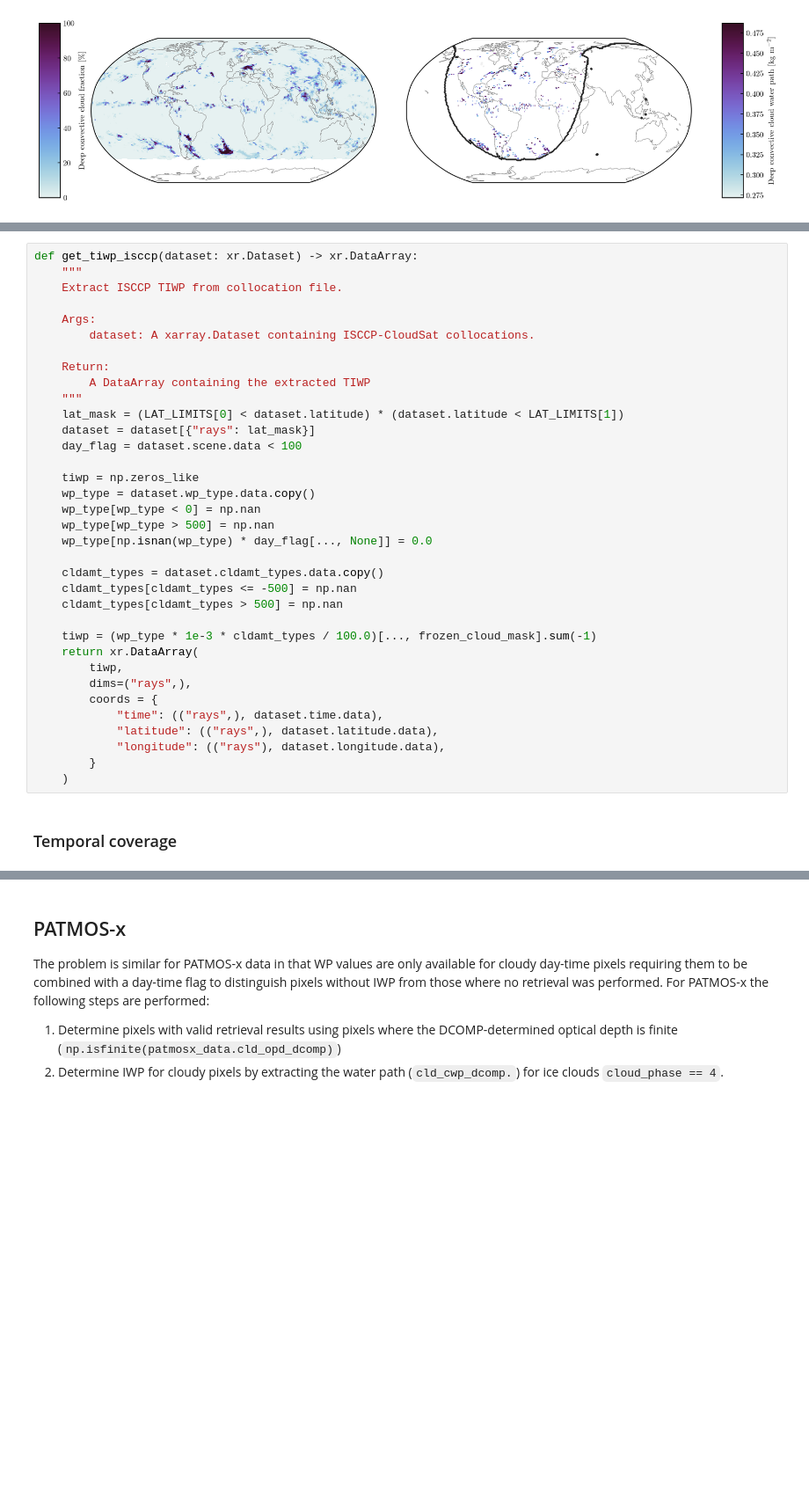
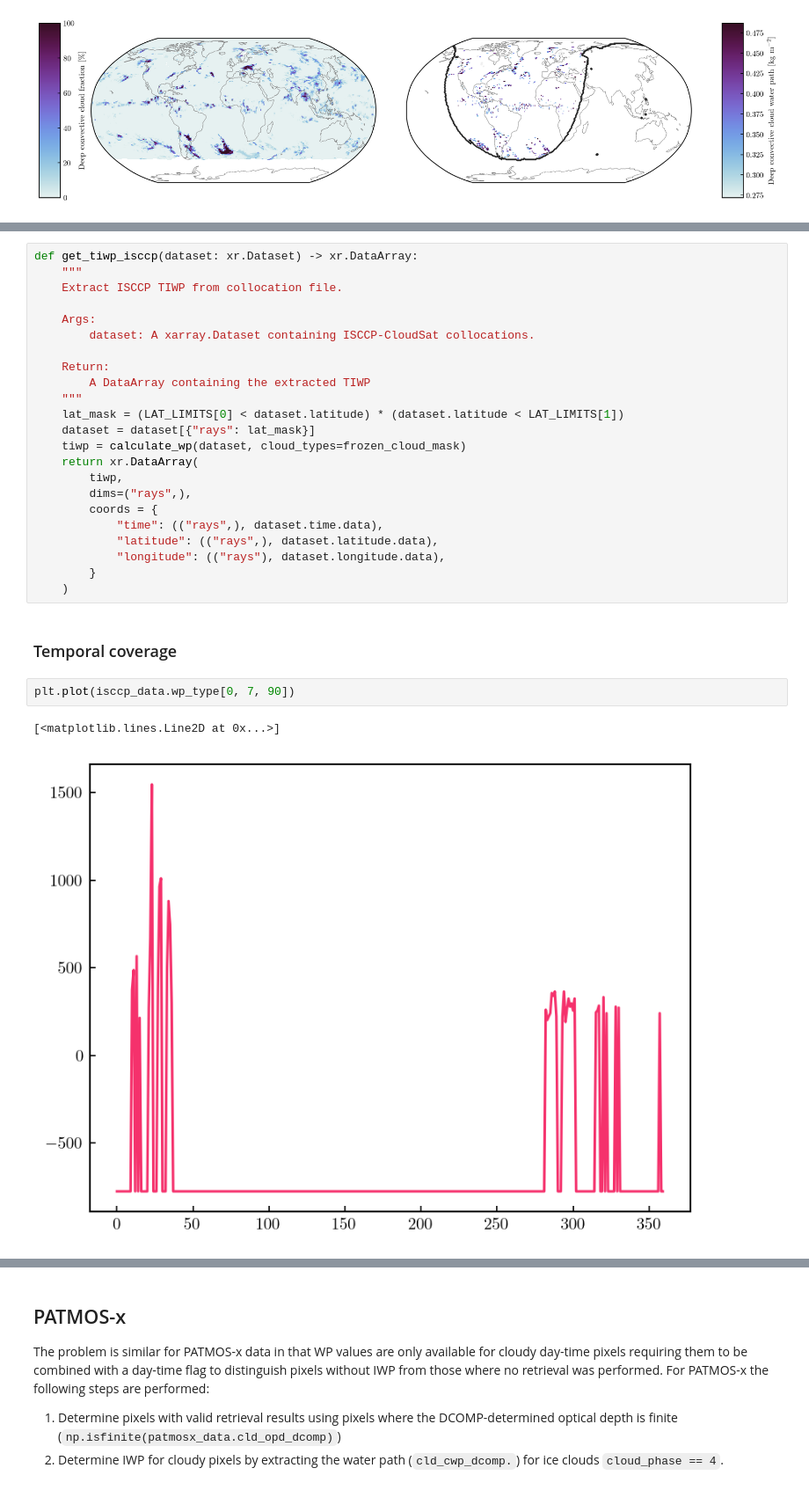
Before and after one commit to SEE-GEO/ccic_climate_record_analysis, a Jupyter notebook: notebooks/cloudsat_collocations/preprocessing_and_analysis.ipynb, the cells around one changed output, grey strips where cells are left out. Shown at 88% size. Cells and saved outputs as stored; diff of their text form; blank space fills up the shorter version.

```diff
--- a/notebooks/cloudsat_collocations/preprocessing_and_analysis.ipynb
+++ b/notebooks/cloudsat_collocations/preprocessing_and_analysis.ipynb
@@ -126,19 +164,7 @@ def get_tiwp_isccp(dataset: xr.Dataset) -> xr.DataArray:
     """
     lat_mask = (LAT_LIMITS[0] < dataset.latitude) * (dataset.latitude < LAT_LIMITS[1])
     dataset = dataset[{"rays": lat_mask}]
-    day_flag = dataset.scene.data < 100
-
-    tiwp = np.zeros_like
-    wp_type = dataset.wp_type.data.copy()
-    wp_type[wp_type < 0] = np.nan
-    wp_type[wp_type > 500] = np.nan
-    wp_type[np.isnan(wp_type) * day_flag[..., None]] = 0.0
-
-    cldamt_types = dataset.cldamt_types.data.copy()
-    cldamt_types[cldamt_types <= -500] = np.nan
-    cldamt_types[cldamt_types > 500] = np.nan
-
-    tiwp = (wp_type * 1e-3 * cldamt_types / 100.0)[..., frozen_cloud_mask].sum(-1)
+    tiwp = calculate_wp(dataset, cloud_types=frozen_cloud_mask)
     return xr.DataArray(
         tiwp,
         dims=("rays",),
@@ -150,3 +176,8 @@ def get_tiwp_isccp(dataset: xr.Dataset) -> xr.DataArray:
     )
 # %% [markdown]
 ### Temporal coverage
+# %%
+plt.plot(isccp_data.wp_type[0, 7, 90])
+# %% [output]
+[<matplotlib.lines.Line2D at 0x...>]
+[figure, added]
```
Also changed, not shown: parts of 21 cells of this notebook, 2 other files.
